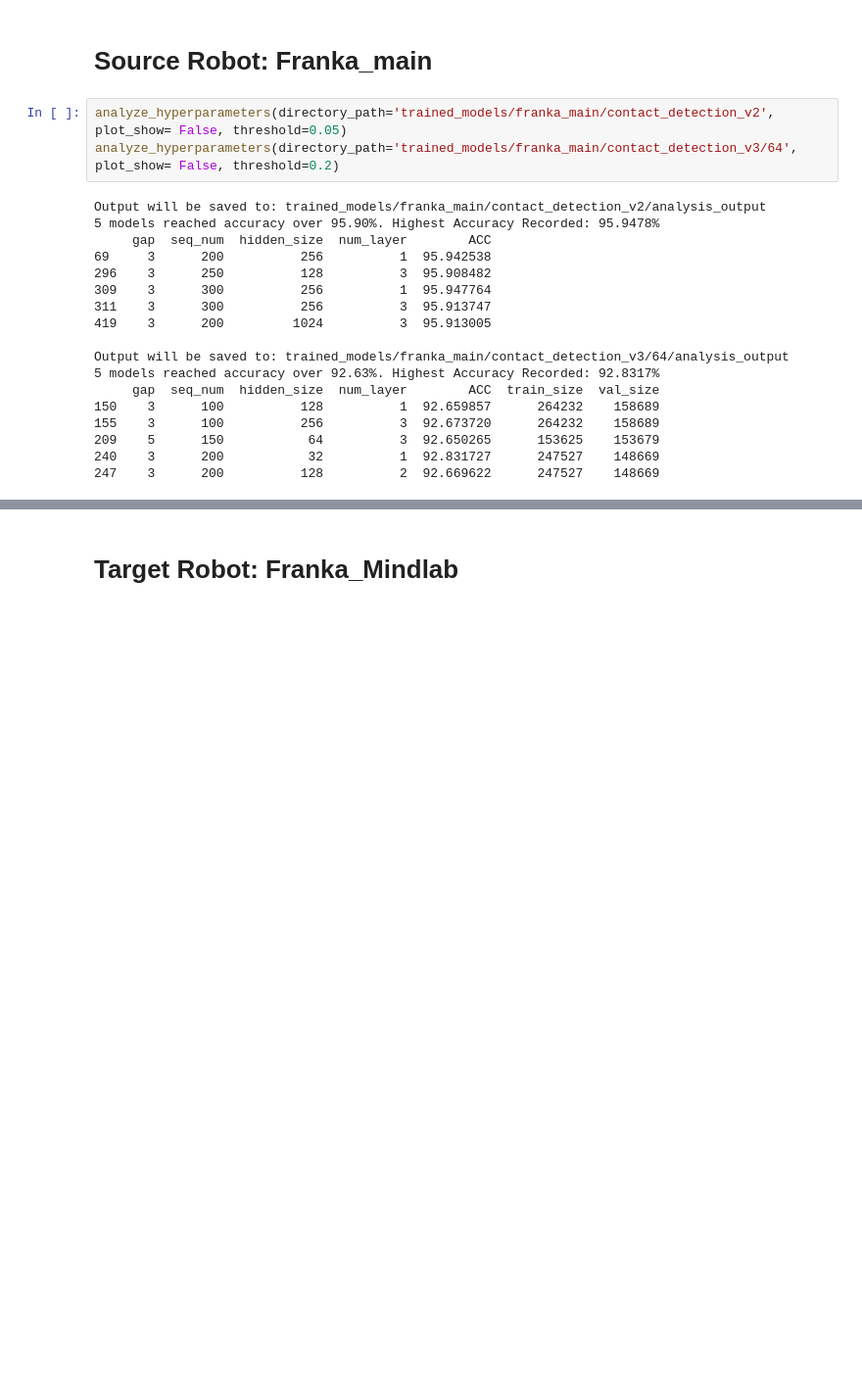
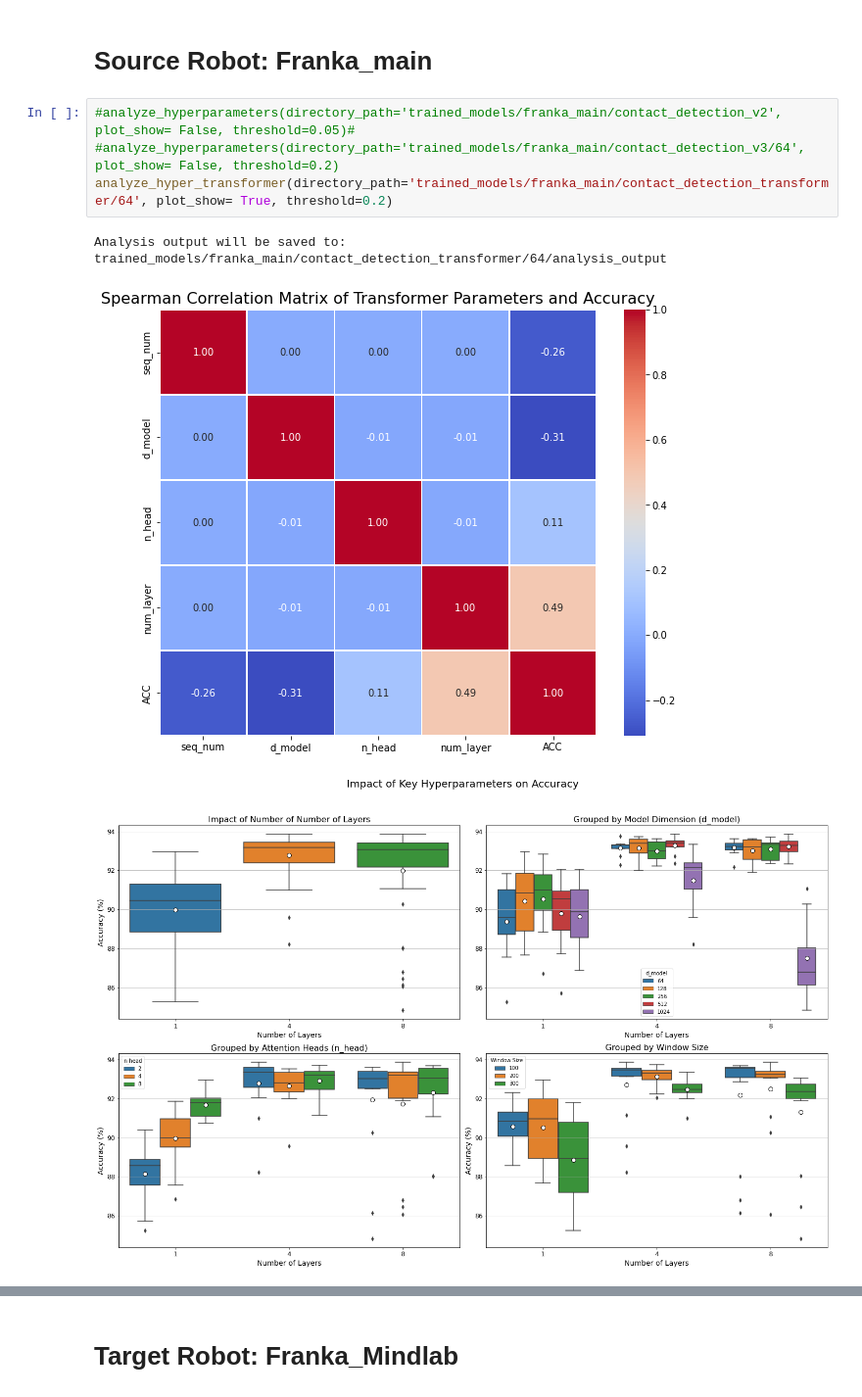
Before and after one commit to MindLabZHAW/contactInterpretation, a Jupyter notebook: pipelines/HyperparameterAnalysis.ipynb, the cells around one changed output, grey strips where cells are left out. Shown at 98% size. Cells and saved outputs as stored; diff of their text form; blank space fills up the shorter version.

Commit message:
transformer

```diff
--- a/pipelines/HyperparameterAnalysis.ipynb
+++ b/pipelines/HyperparameterAnalysis.ipynb
@@ -135,23 +279,10 @@ def analyze_hyperparameters(directory_path, plot_show=True, threshold=0.5):
 # %% [markdown]
 # Source Robot: Franka_main
 # %%
-analyze_hyperparameters(directory_path='trained_models/franka_main/contact_detection_v2', plot_show= False, threshold=0.05)
-analyze_hyperparameters(directory_path='trained_models/franka_main/contact_detection_v3/64', plot_show= False, threshold=0.2)
+#analyze_hyperparameters(directory_path='trained_models/franka_main/contact_detection_v2', plot_show= False, threshold=0.05)#
+#analyze_hyperparameters(directory_path='trained_models/franka_main/contact_detection_v3/64', plot_show= False, threshold=0.2)
+analyze_hyper_transformer(directory_path='trained_models/franka_main/contact_detection_transformer/64', plot_show= True, threshold=0.2)
 # %% [output]
-Output will be saved to: trained_models/franka_main/contact_detection_v2/analysis_output
-5 models reached accuracy over 95.90%. Highest Accuracy Recorded: 95.9478%
-     gap  seq_num  hidden_size  num_layer        ACC
-69     3      200          256          1  95.942538
-296    3      250          128          3  95.908482
-309    3      300          256          1  95.947764
-311    3      300          256          3  95.913747
-419    3      200         1024          3  95.913005
-
-Output will be saved to: trained_models/franka_main/contact_detection_v3/64/analysis_output
-5 models reached accuracy over 92.63%. Highest Accuracy Recorded: 92.8317%
-     gap  seq_num  hidden_size  num_layer        ACC  train_size  val_size
-150    3      100          128          1  92.659857      264232    158689
-155    3      100          256          3  92.673720      264232    158689
-209    5      150           64          3  92.650265      153625    153679
-240    3      200           32          1  92.831727      247527    148669
-247    3      200          128          2  92.669622      247527    148669
+Analysis output will be saved to: trained_models/franka_main/contact_detection_transformer/64/analysis_output
+[figure, added]
+[figure, added]
```
Also changed, not shown: parts of 5 cells of this notebook, 45 other files.
